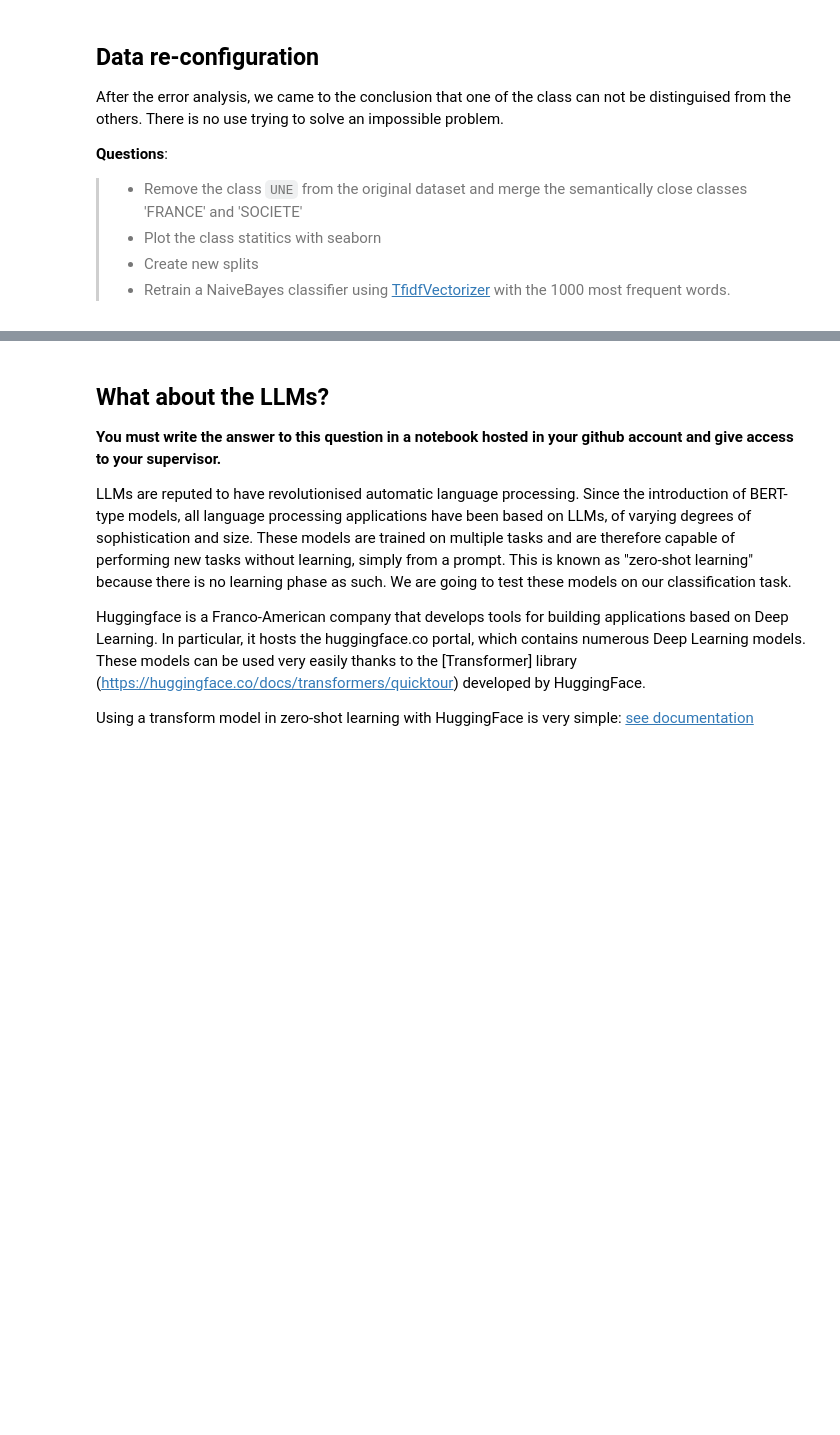
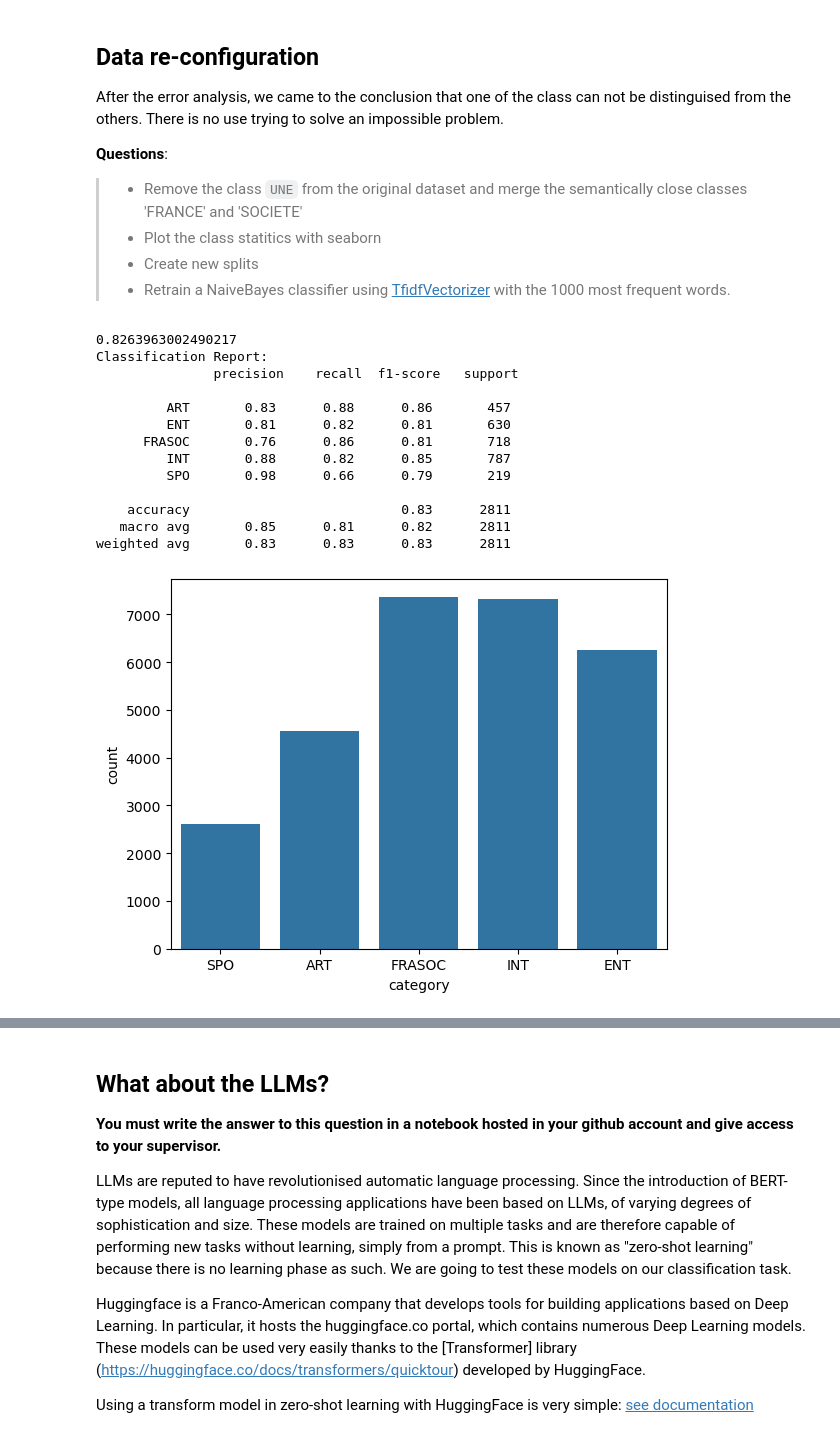
Before and after one commit to LeoMaurice/nlp-lab-text-classification, a Jupyter notebook: TextClassification_LeMonde.ipynb, the cells around one changed output, grey strips where cells are left out. Saved outputs shown, nothing was run; the diff lists cells and outputs as text; code cells hidden in the pictures; blank space fills up the shorter version.

Commit message:
tf idf et reclassification check

```diff
--- a/TextClassification_LeMonde.ipynb
+++ b/TextClassification_LeMonde.ipynb
@@ -221,0 +256,73 @@ from sklearn.feature_extraction.text import TfidfVectorizer
+# %%
+from sklearn.feature_extraction.text import TfidfVectorizer
+%matplotlib inline
+
+# Filter out the UNE class
+
+def recat(cat):
+    if(cat=="FRA" or cat == "SOC"):
+        return "FRASOC"
+    return cat
+df["recategory"] = df.category.apply(recat)
+# Plot the statistics of classes
+sns.countplot(df_newcat,x= 'category')
+# Make the splits and print the sizes for checking
+from sklearn.model_selection import train_test_split
+seed = 42
+X = df[df.recategory!="UNE"].text
+Y = df[df.recategory!="UNE"].recategory
+X_train, X_temp, Y_train, Y_temp = train_test_split(X, Y, test_size=0.2, random_state=seed)
+X_test, X_dev, Y_test, Y_dev = train_test_split(X_temp, Y_temp, test_size=0.5, random_state=seed)
+
+# Vectorize
+from sklearn.feature_extraction.text import CountVectorizer
+vectorizer = CountVectorizer(max_features=1000)
+vectorizer.fit(X_train)
+X_train_counts = vectorizer.transform(X_train)
+X_test_counts = vectorizer.transform(X_test)
+X_dev_counts = vectorizer.transform(X_dev)
+
+# Apply TfidfVectorizer
+from sklearn.feature_extraction.text import TfidfTransformer
+tf_transformer = TfidfTransformer().fit(X_train_counts)
+X_train_tf = tf_transformer.transform(X_train_counts)
+X_test_tf = tf_transformer.transform(X_test_counts)
+X_dev_tf = tf_transformer.transform(X_dev_counts)
+
+# Train MultinomialNB
+from sklearn.naive_bayes import MultinomialNB
+clf = MultinomialNB().fit(X_train_tf,Y_train)
+
+# Print accuracy
+print(clf.score(X_test_tf,Y_test))
+
+# Print confusion matric
+from sklearn.metrics import classification_report, confusion_matrix, ConfusionMatrixDisplay
+import matplotlib.pyplot as plt
+
+report = classification_report(Y_test, clf.predict(X_test_tf), zero_division = 0)
+print("Classification Report:\n", report)
+
+conf_matrix = confusion_matrix(Y_test, clf.predict(X_test_tf))
+#print("Confusion Matrix:\n", conf_matrix)
+
+fig, ax = plt.subplots(figsize=(10, 7))
+disp = ConfusionMatrixDisplay(confusion_matrix=conf_matrix)
+disp.plot(cmap=plt.cm.Blues, ax=ax)
+plt.title('Confusion Matrix')
+plt.show()
+# %% [output]
+0.8263963002490217
+Classification Report:
+               precision    recall  f1-score   support
+
+         ART       0.83      0.88      0.86       457
+         ENT       0.81      0.82      0.81       630
+      FRASOC       0.76      0.86      0.81       718
+         INT       0.88      0.82      0.85       787
+         SPO       0.98      0.66      0.79       219
+
+    accuracy                           0.83      2811
+   macro avg       0.85      0.81      0.82      2811
+weighted avg       0.83      0.83      0.83      2811
+[figure, added]
```
Also changed, not shown: parts of 9 cells of this notebook.
